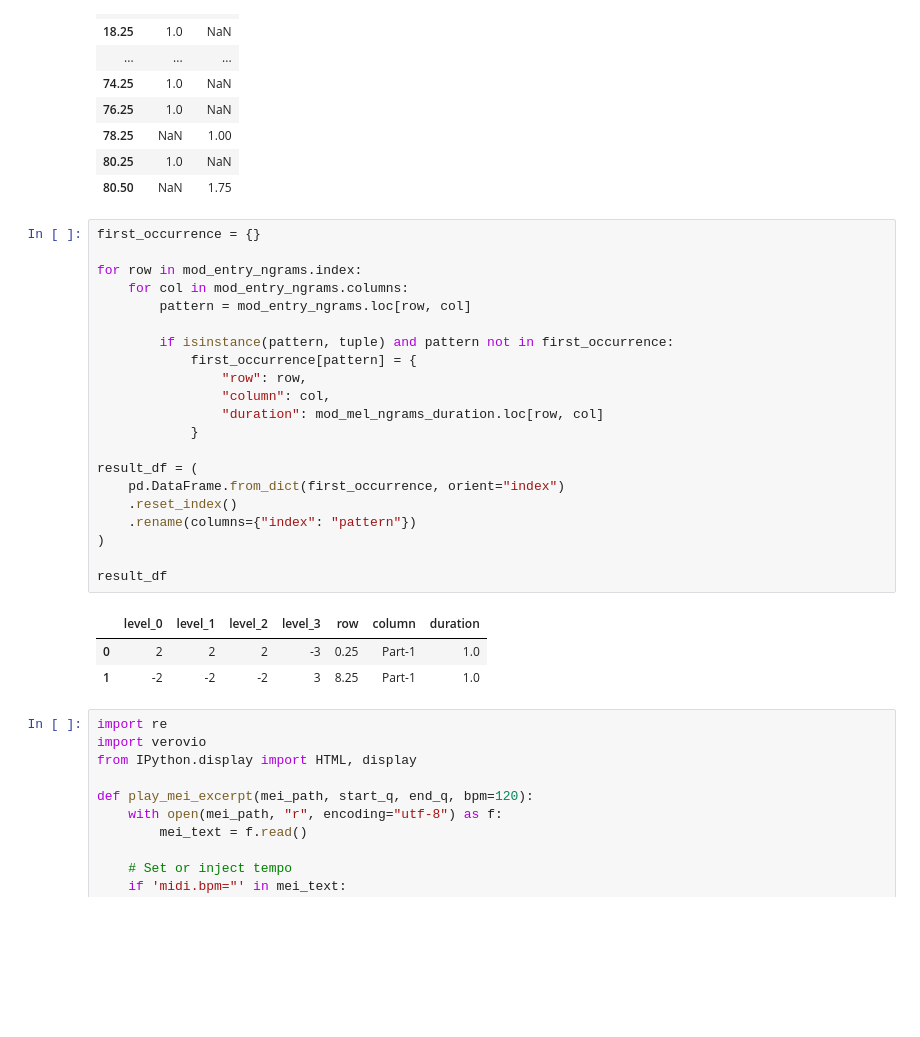
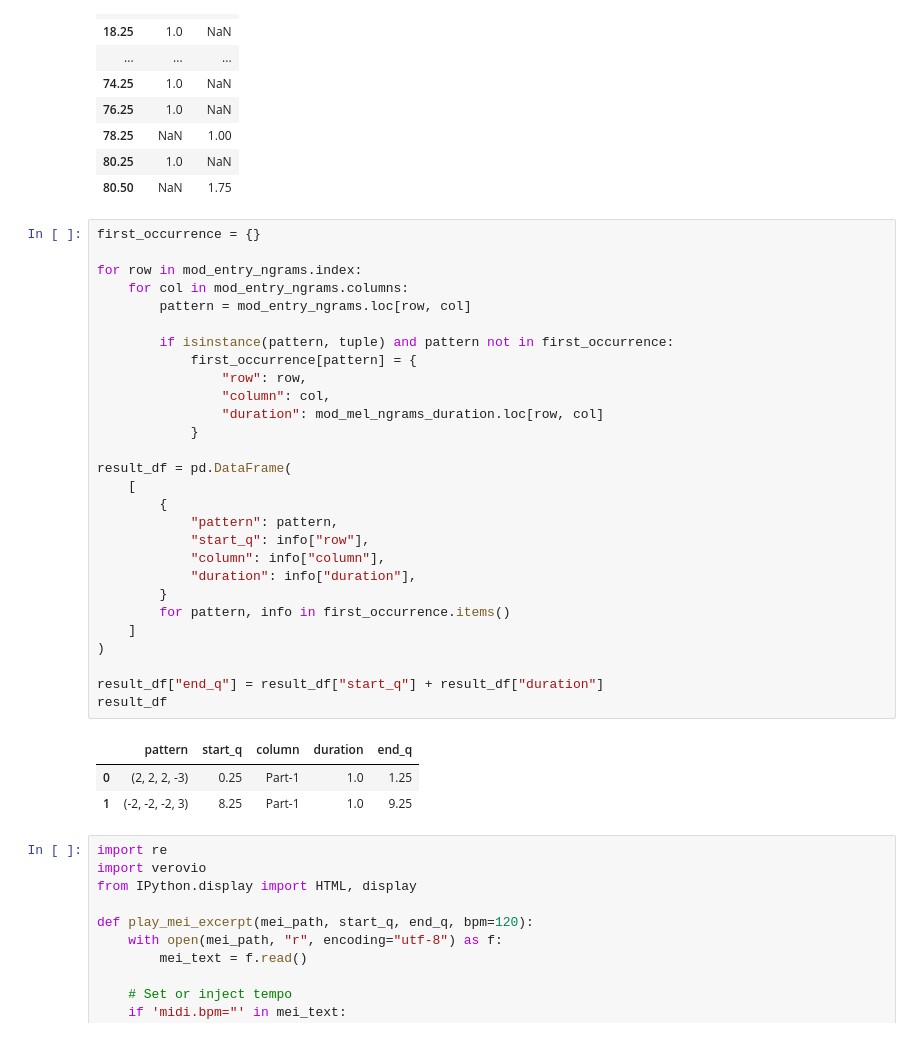
Before and after one commit to anqiliao1/encoding-music-mcp, a Jupyter notebook: my/playground.ipynb, the cells around one changed output. Drawn from its saved outputs; the diff is of its cells as text; blank space fills up the shorter version.

```diff
--- a/my/playground.ipynb
+++ b/my/playground.ipynb
@@ -432,28 +430,35 @@ mod_mel_ngrams_duration
 # %%
 first_occurrence = {}
 
 for row in mod_entry_ngrams.index:
     for col in mod_entry_ngrams.columns:
         pattern = mod_entry_ngrams.loc[row, col]
 
         if isinstance(pattern, tuple) and pattern not in first_occurrence:
             first_occurrence[pattern] = {
                 "row": row,
                 "column": col,
                 "duration": mod_mel_ngrams_duration.loc[row, col]
             }
 
-result_df = (
-    pd.DataFrame.from_dict(first_occurrence, orient="index")
-    .reset_index()
-    .rename(columns={"index": "pattern"})
+result_df = pd.DataFrame(
+    [
+        {
+            "pattern": pattern,
+            "start_q": info["row"],
+            "column": info["column"],
+            "duration": info["duration"],
+        }
+        for pattern, info in first_occurrence.items()
+    ]
 )
 
+result_df["end_q"] = result_df["start_q"] + result_df["duration"]
 result_df
 # %% [output]
-|  | level_0 | level_1 | level_2 | level_3 | row | column | duration |
-| 0 | 2 | 2 | 2 | -3 | 0.25 | Part-1 | 1.0 |
-| 1 | -2 | -2 | -2 | 3 | 8.25 | Part-1 | 1.0 |
+|  | pattern | start_q | column | duration | end_q |
+| 0 | (2, 2, 2, -3) | 0.25 | Part-1 | 1.0 | 1.25 |
+| 1 | (-2, -2, -2, 3) | 8.25 | Part-1 | 1.0 | 9.25 |
 # %%
 import re
 import verovio
```
Also changed, not shown: parts of 3 cells of this notebook, 4 other files.
